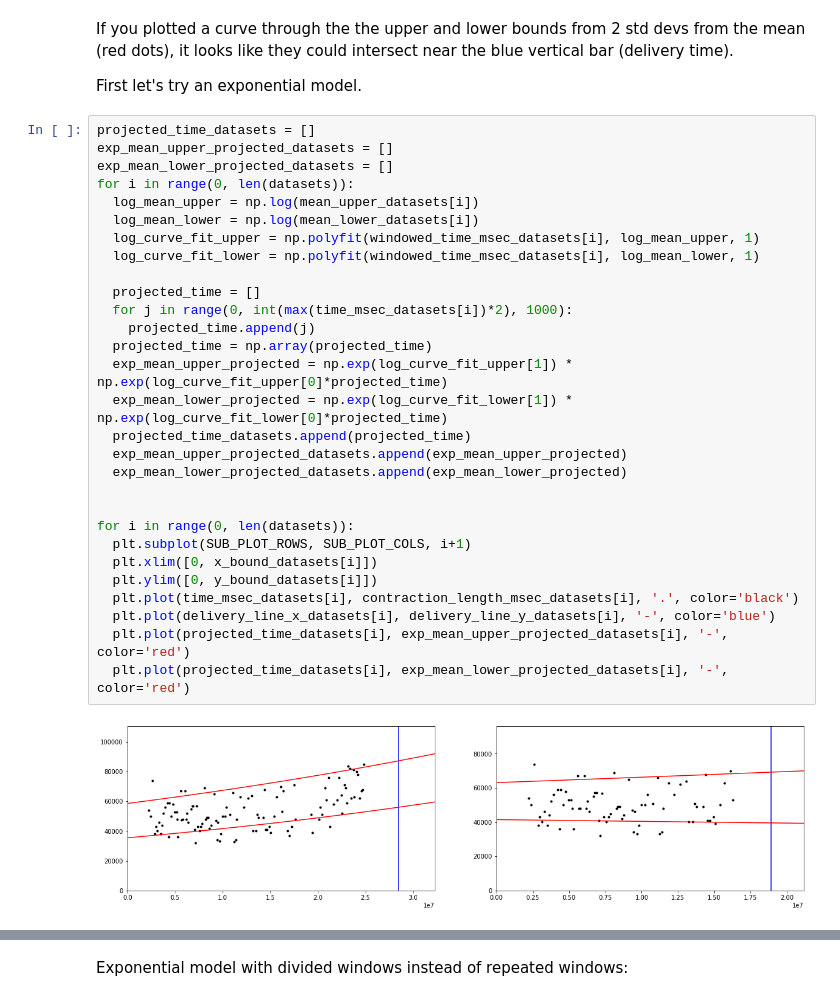
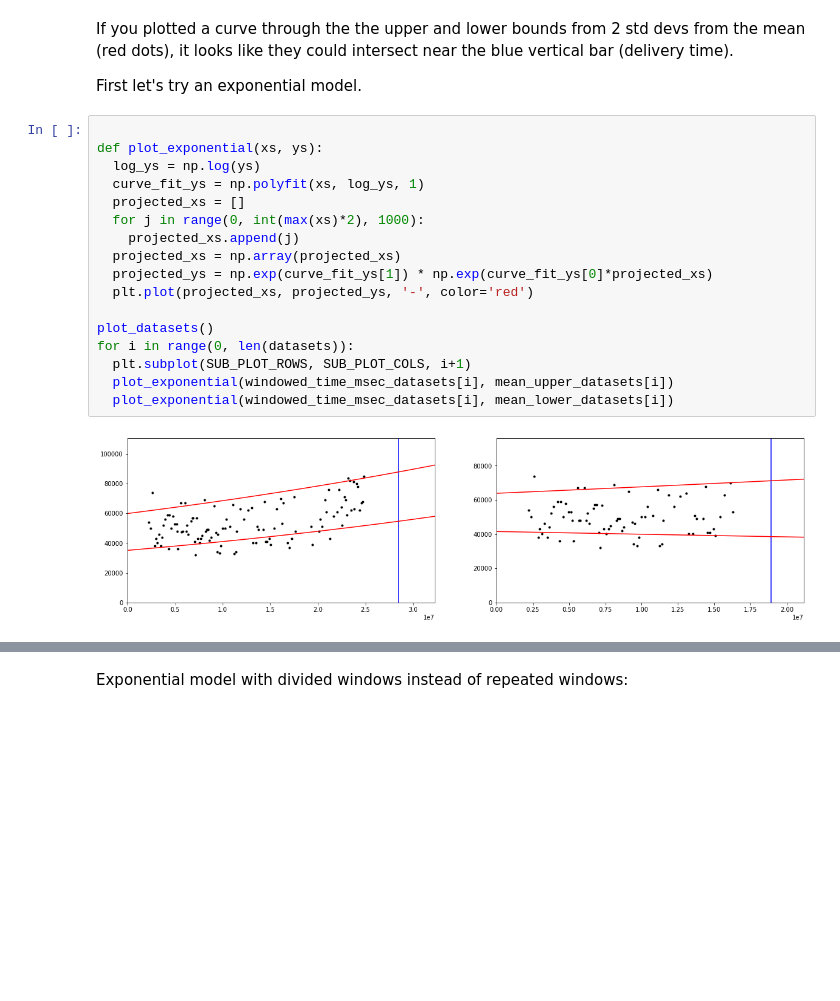
Before and after one commit to josephmate/PredictBabyDelivery, a Jupyter notebook: analysis.ipynb, the cells around one changed output, grey strips where cells are left out. Drawn from its saved outputs; the diff is of its cells as text; blank space fills up the shorter version.

```diff
--- a/analysis.ipynb
+++ b/analysis.ipynb
@@ -111,34 +112,22 @@ for i in range(0, len(datasets)):
 If you plotted a curve through the the upper and lower bounds from 2 std devs from the mean (red dots), it looks like they could intersect near the blue vertical bar (delivery time).
 
 First let's try an exponential model.
-# %%
-projected_time_datasets = []
-exp_mean_upper_projected_datasets = []
-exp_mean_lower_projected_datasets = []
-for i in range(0, len(datasets)):
-  log_mean_upper = np.log(mean_upper_datasets[i])
-  log_mean_lower = np.log(mean_lower_datasets[i])
-  log_curve_fit_upper = np.polyfit(windowed_time_msec_datasets[i], log_mean_upper, 1)
-  log_curve_fit_lower = np.polyfit(windowed_time_msec_datasets[i], log_mean_lower, 1)
-
-  projected_time = []
-  for j in range(0, int(max(time_msec_datasets[i])*2), 1000):
-    projected_time.append(j)
-  projected_time = np.array(projected_time)
-  exp_mean_upper_projected = np.exp(log_curve_fit_upper[1]) * np.exp(log_curve_fit_upper[0]*projected_time)
-  exp_mean_lower_projected = np.exp(log_curve_fit_lower[1]) * np.exp(log_curve_fit_lower[0]*projected_time)
-  projected_time_datasets.append(projected_time)
-  exp_mean_upper_projected_datasets.append(exp_mean_upper_projected)
-  exp_mean_lower_projected_datasets.append(exp_mean_lower_projected)
-
-
-for i in range(0, len(datasets)):
-  plt.subplot(SUB_PLOT_ROWS, SUB_PLOT_COLS, i+1)
-  plt.xlim([0, x_bound_datasets[i]])
-  plt.ylim([0, y_bound_datasets[i]])
-  plt.plot(time_msec_datasets[i], contraction_length_msec_datasets[i], '.', color='black')
-  plt.plot(delivery_line_x_datasets[i], delivery_line_y_datasets[i], '-', color='blue')
-  plt.plot(projected_time_datasets[i], exp_mean_upper_projected_datasets[i], '-', color='red')
-  plt.plot(projected_time_datasets[i], exp_mean_lower_projected_datasets[i], '-', color='red')
-# %% [output]
-[figure, removed]
+# %%
+
+def plot_exponential(xs, ys):
+  log_ys = np.log(ys)
+  curve_fit_ys = np.polyfit(xs, log_ys, 1)
+  projected_xs = []
+  for j in range(0, int(max(xs)*2), 1000):
+    projected_xs.append(j)
+  projected_xs = np.array(projected_xs)
+  projected_ys = np.exp(curve_fit_ys[1]) * np.exp(curve_fit_ys[0]*projected_xs)
+  plt.plot(projected_xs, projected_ys, '-', color='red')
+
+plot_datasets()
+for i in range(0, len(datasets)):
+  plt.subplot(SUB_PLOT_ROWS, SUB_PLOT_COLS, i+1)
+  plot_exponential(windowed_time_msec_datasets[i], mean_upper_datasets[i])
+  plot_exponential(windowed_time_msec_datasets[i], mean_lower_datasets[i])
+# %% [output]
+[figure, added]
```
Also changed, not shown: parts of 21 cells of this notebook.
